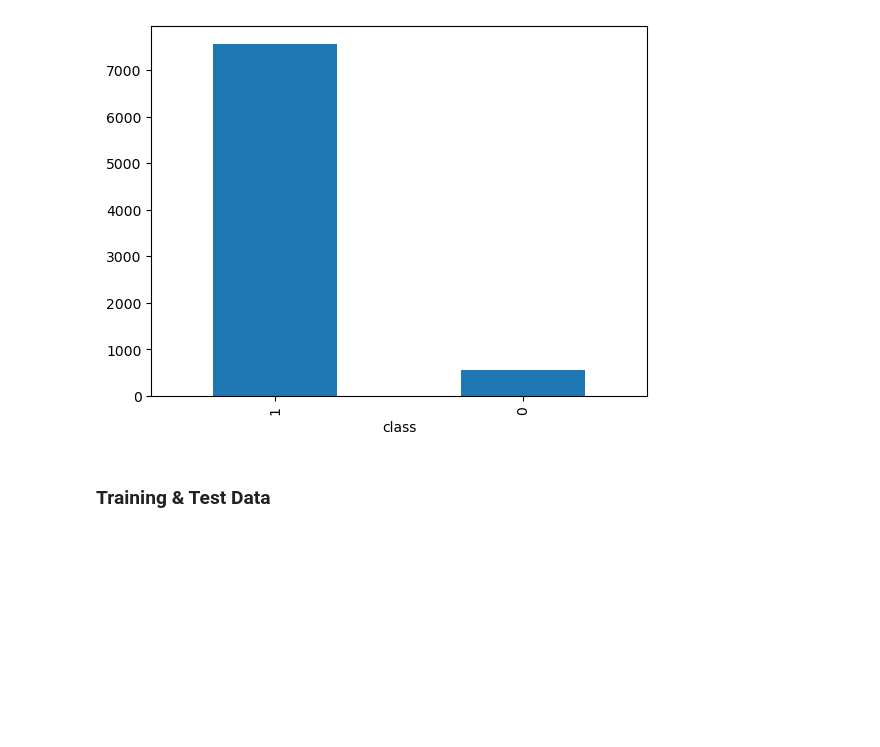
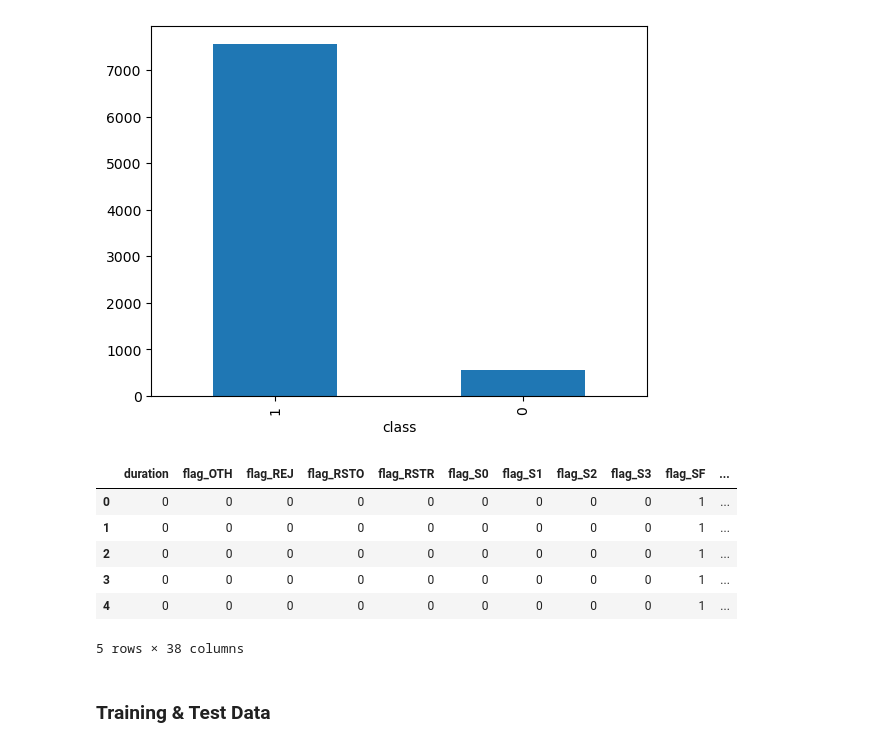
Before and after one commit to BeNNeTTcik/xgboost, a Jupyter notebook: notebooks/ips.ipynb, the cells around one changed output. Saved outputs shown, nothing was run; the diff lists cells and outputs as text; code cells hidden in the pictures; blank space fills up the shorter version.

```diff
--- a/notebooks/ips.ipynb
+++ b/notebooks/ips.ipynb
@@ -69,6 +69,16 @@ pd.Series(colum).value_counts().plot.bar()
 (8116,)
 <Axes: xlabel='class'>
 [figure]
+# %%
+df.head()
+# %% [output]
+|  | duration | flag_OTH | flag_REJ | flag_RSTO | flag_RSTR | flag_S0 | flag_S1 | flag_S2 | flag_S3 | flag_SF | ... |
+| 0 | 0 | 0 | 0 | 0 | 0 | 0 | 0 | 0 | 0 | 1 | ... |
+| 1 | 0 | 0 | 0 | 0 | 0 | 0 | 0 | 0 | 0 | 1 | ... |
+| 2 | 0 | 0 | 0 | 0 | 0 | 0 | 0 | 0 | 0 | 1 | ... |
+| 3 | 0 | 0 | 0 | 0 | 0 | 0 | 0 | 0 | 0 | 1 | ... |
+| 4 | 0 | 0 | 0 | 0 | 0 | 0 | 0 | 0 | 0 | 1 | ... |
+5 rows × 38 columns
 # %% [markdown]
 ### Training & Test Data
 # %%
```
Also changed, not shown: parts of 2 cells of this notebook, 2 other files.
